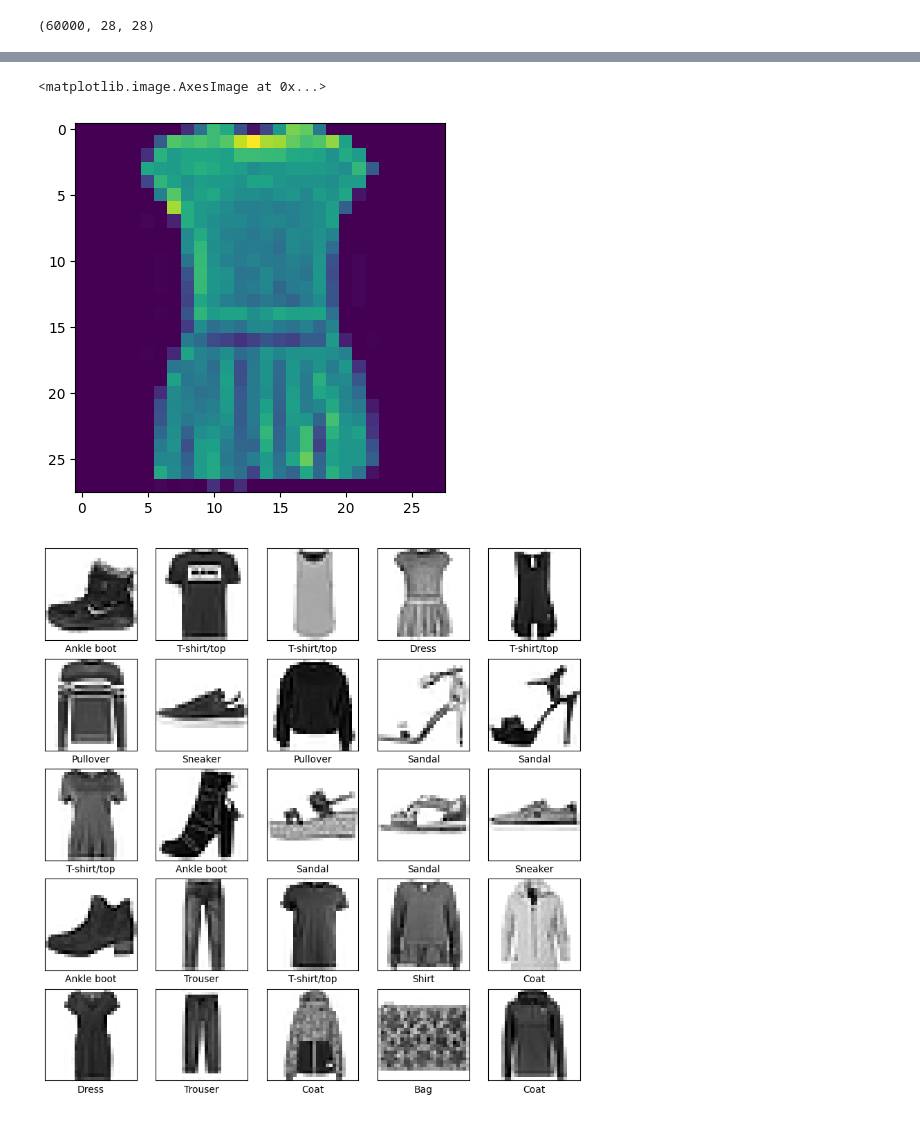
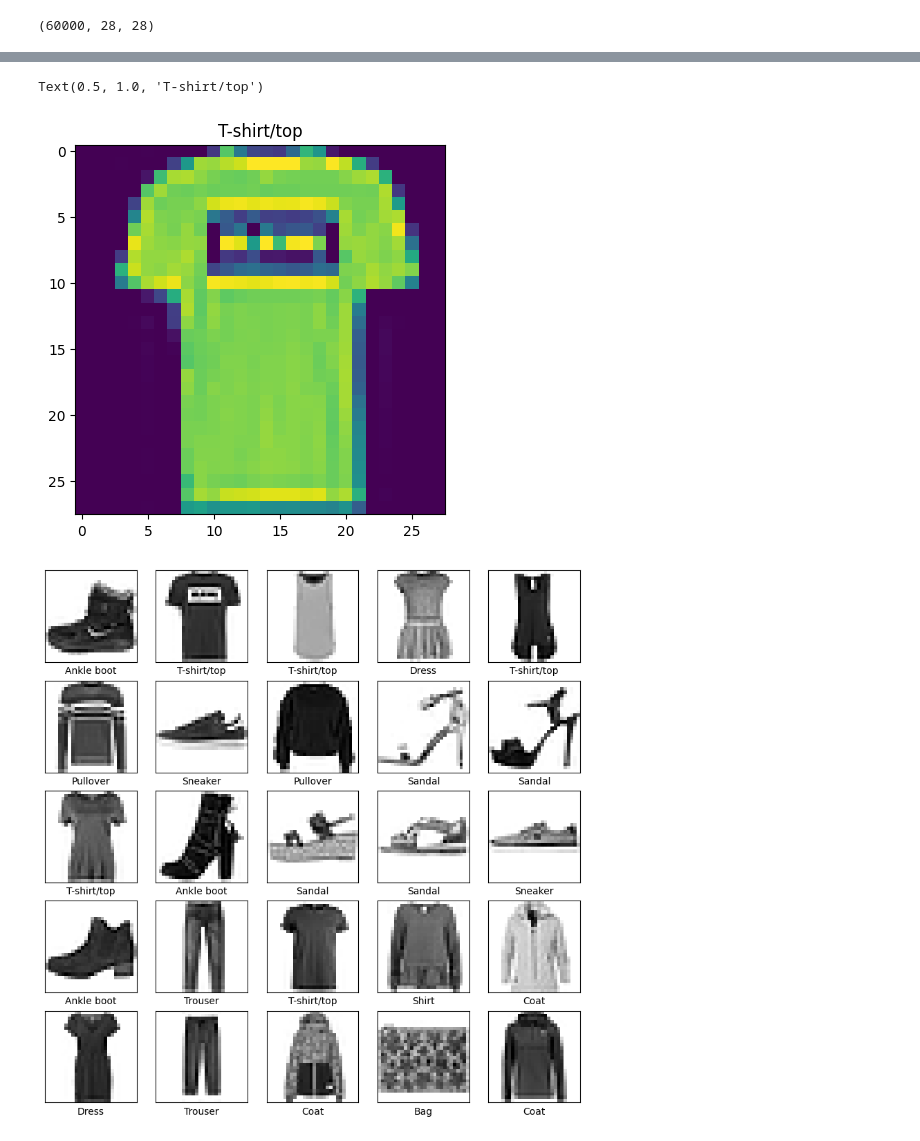
Before and after one commit to Mamootin/Basic-classification-Classify-images-of-clothing, a Jupyter notebook: fasion.ipynb, the cells around one changed output, grey strips where cells are left out. Cells and saved outputs as stored; diff of their text form; code cells hidden in the pictures.

```diff
--- a/fasion.ipynb
+++ b/fasion.ipynb
@@ -23,9 +62,9 @@ train_images.shape
 # %%
-plt.figure()
-plt.imshow(train_images[3])
+plt.imshow(train_images[1])
+plt.title(class_names[train_labels[1]])
 # %% [output]
-<matplotlib.image.AxesImage at 0x...>
+Text(0.5, 1.0, 'T-shirt/top')
-[figure, old version]
+[figure, new version]
 # %%
 plt.figure(figsize=(10,10))
 for i in range(25):
```
Also changed, not shown: parts of 7 cells of this notebook.
